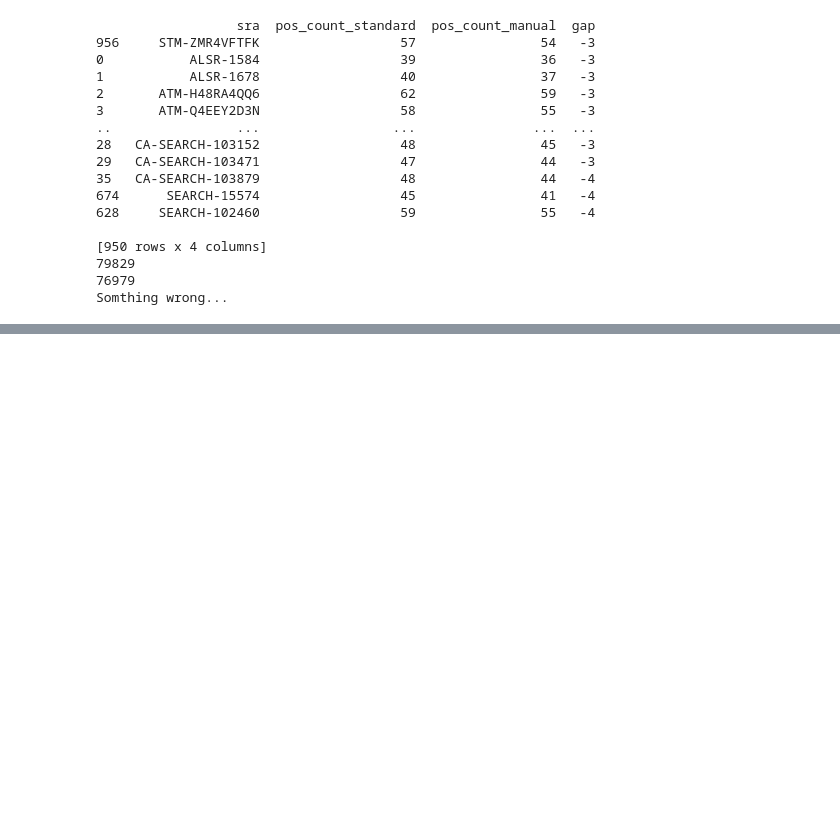
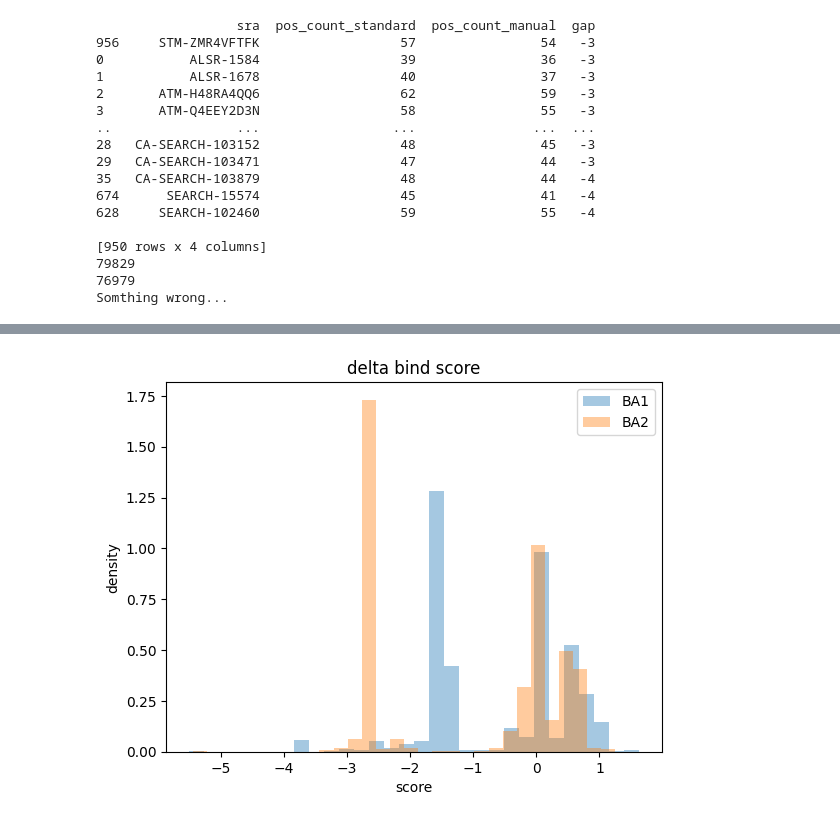
Before and after one commit to yutiachen5/bjorn_rep, a Jupyter notebook: helper_scripts/sanity_check_mut.ipynb, the cells around one changed output, grey strips where cells are left out. Cells and saved outputs as stored; diff of their text form; code cells hidden in the pictures; blank space fills up the shorter version.

```diff
--- a/helper_scripts/sanity_check_mut.ipynb
+++ b/helper_scripts/sanity_check_mut.ipynb
@@ -565,0 +548,26 @@ fig, ax, data = aa_heatmap("/home/yutianc/muninn_sc2/prevalence_aa.csv", ['BA.1'
+# %%
+conn = psycopg.connect(DB_PATH, row_factory=dict_row)
+
+sql = """
+    SELECT
+        s.accession,
+        s.collection_start_date,
+        SUM(pmv.value) AS evescape_score
+    FROM samples s
+    JOIN mutations m ON s.id = m.sample_id
+    JOIN mutation_translations mt ON m.id = mt.mutation_id
+    JOIN amino_acids aa ON aa.id = mt.amino_acid_id
+    JOIN phenotype_metric_values pmv ON aa.id = pmv.amino_acid_id
+    JOIN phenotype_metrics pm ON pm.id = pmv.phenotype_metric_id
+    WHERE pm.name = 'evescape'
+    GROUP BY s.accession, s.collection_start_date;
+"""
+
+with conn.cursor() as cur:
+    cur.execute("SET work_mem = '32MB'")
+    cur.execute(sql)
+    rows = cur.fetchall()
+    evescore = pd.DataFrame(rows)
+
+conn.close()
+evescore
@@ -601,0 +678,17 @@ array([-1.8461537, -1.8461537, -1.8461537, -1.39481  , -1.0154915])
+# %%
+ba1 = dms[(dms["region"] == "NC_045512.2_escape_BA.1_rbd") & (dms["name"] == "delta_bind")].copy()
+ba1["collection_date"] = pd.to_datetime(ba1["collection_start_date"]).dt.strftime("%Y-%m")
+
+ba2 = dms[(dms["region"] == "NC_045512.2_escape_BA.2_rbd") & (dms["name"] == "delta_bind")].copy()
+ba2["collection_date"] = pd.to_datetime(ba2["collection_start_date"]).dt.strftime("%Y-%m")
+
+
+plt.hist(ba1["dms_score"].dropna(), bins=30, density=True, alpha=0.4, label="BA1")
+plt.hist(ba2["dms_score"].dropna(), bins=30, density=True, alpha=0.4, label="BA2")
+plt.xlabel("score")
+plt.ylabel("density")
+plt.title("delta bind score")
+plt.legend()
+plt.show()
+# %% [output]
+[figure, added]
```
Also changed, not shown: parts of 20 cells of this notebook, 22 other files.
